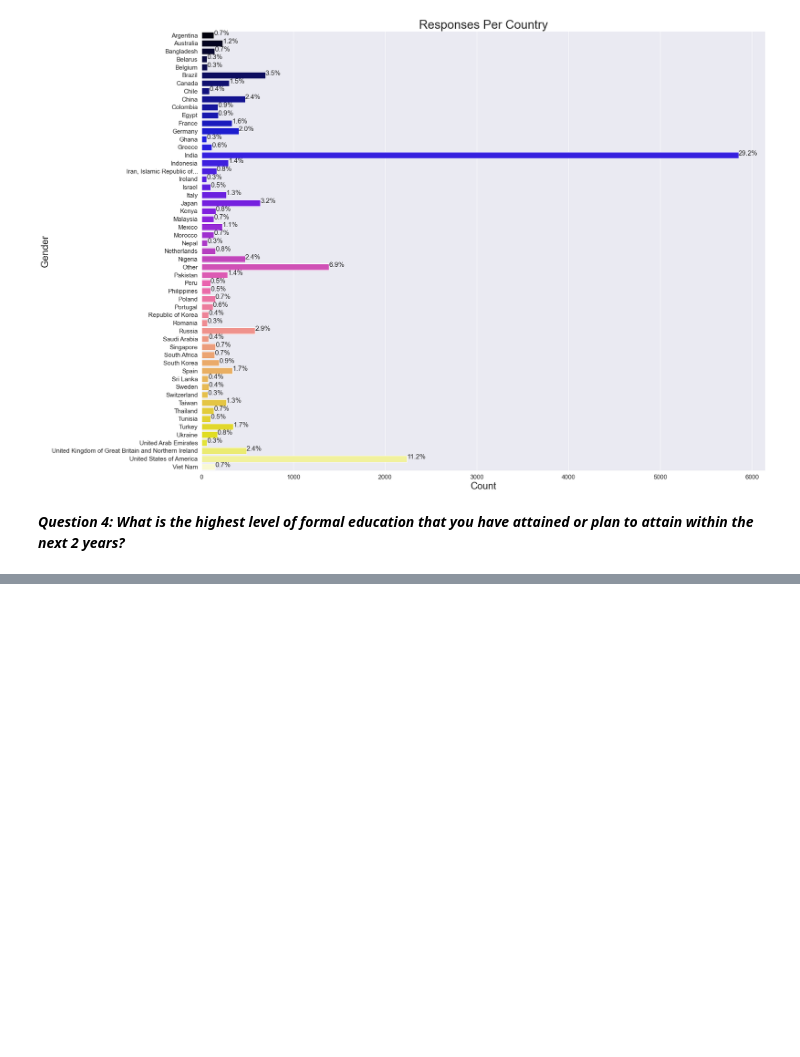
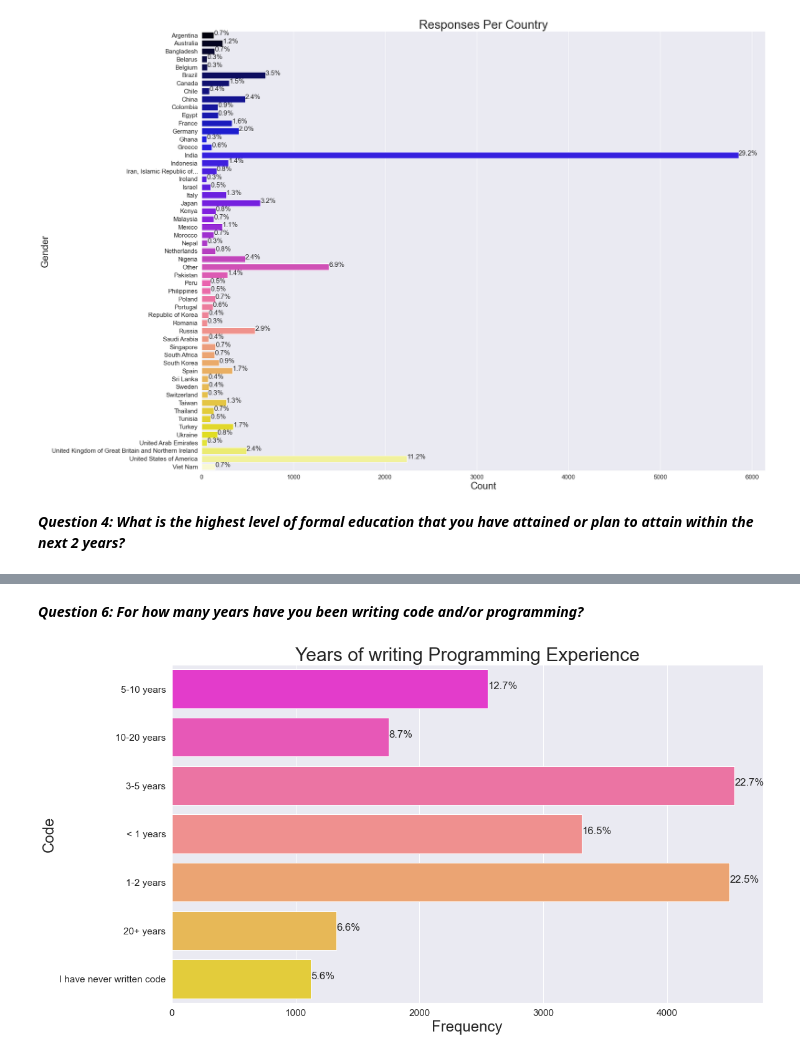
Before and after one commit to Mega-Barrel/Kaggle-ML-DS-Survey, a Jupyter notebook: Kaggle_Survey_EDA.ipynb, the cells around one changed output, grey strips where cells are left out. Drawn from its saved outputs; the diff is of its cells as text; code cells hidden in the pictures; blank space fills up the shorter version.

```diff
--- a/Kaggle_Survey_EDA.ipynb
+++ b/Kaggle_Survey_EDA.ipynb
@@ -164,0 +197,25 @@ plt.show()
+# %% [markdown]
+***Question 6: For how many years have you been writing code and/or programming?***
+# %%
+sns.set(font_scale=1.4)
+plt.figure(figsize=(17,10))
+
+ax = sns.countplot(y = 'Q6', data = response, palette = "spring")
+
+total = len(response['Q6'])
+for p in ax.patches:
+        percentage = '{:.1f}%'.format(100 * p.get_width()/total)
+        x = p.get_x() + p.get_width() + 0.02
+        y = p.get_y() + p.get_height()/2
+        ax.annotate(percentage, (x, y))
+
+
+plt.title('Years of writing Programming Experience',
+         fontsize =30)
+
+plt.xlabel('Frequency', fontsize = 24)
+plt.ylabel('Code', fontsize = 24)
+
+plt.show()
+# %% [output]
+[figure, added]
```
Also changed, not shown: parts of 7 cells of this notebook.
